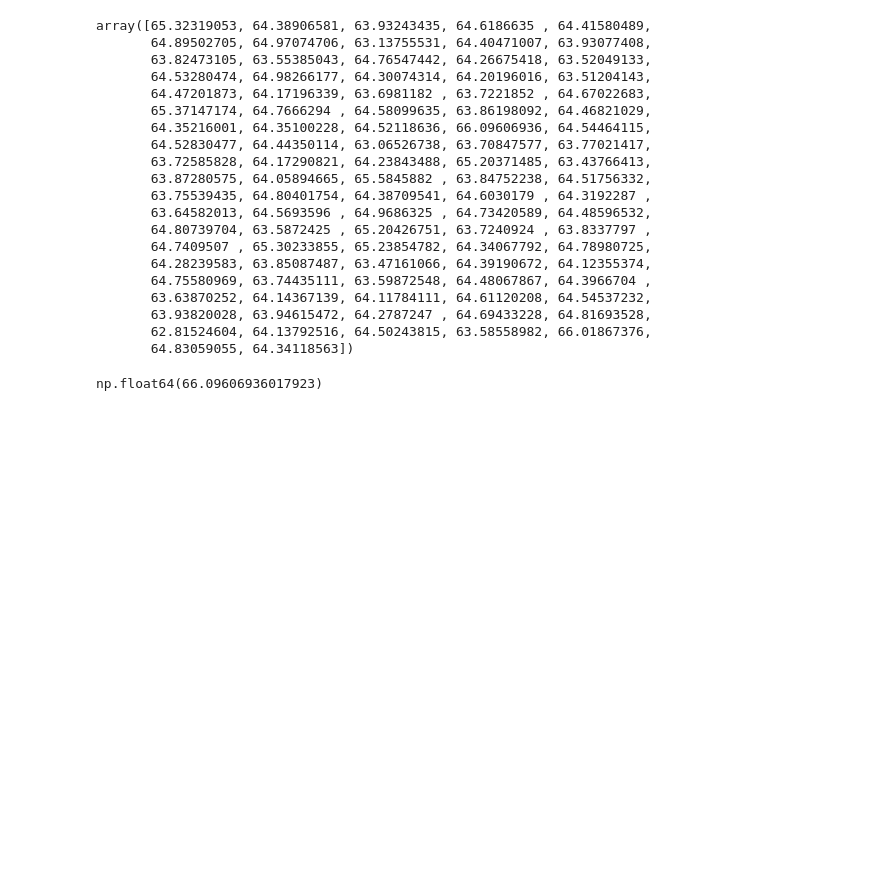
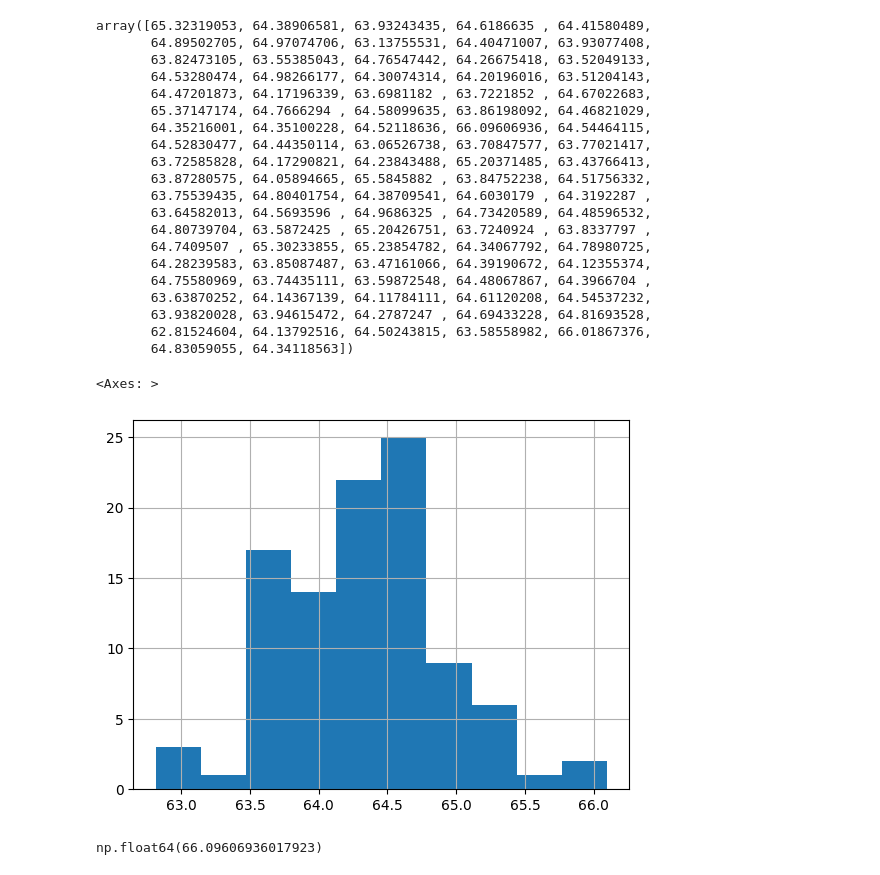
Before and after one commit to ortegafer/reto07_verde_oscuro, a Jupyter notebook: notebooks/Data Mining/modelización_2.ipynb, the cells around one changed output. Saved outputs shown, nothing was run; the diff lists cells and outputs as text; code cells hidden in the pictures; blank space fills up the shorter version.

```diff
--- a/notebooks/Data Mining/modelización_2.ipynb
+++ b/notebooks/Data Mining/modelización_2.ipynb
@@ -153,6 +189,11 @@ array([65.32319053, 64.38906581, 63.93243435, 64.6186635 , 64.41580489,
        63.93820028, 63.94615472, 64.2787247 , 64.69433228, 64.81693528,
        62.81524604, 64.13792516, 64.50243815, 63.58558982, 66.01867376,
        64.83059055, 64.34118563])
+# %%
+df['EDAD DE JUBILACION'].hist()
+# %% [output]
+<Axes: >
+[figure, added]
 # %%
 df['EDAD DE JUBILACION'].max()
 # %% [output]
```
Also changed, not shown: parts of 3 cells of this notebook, 1 other file.
